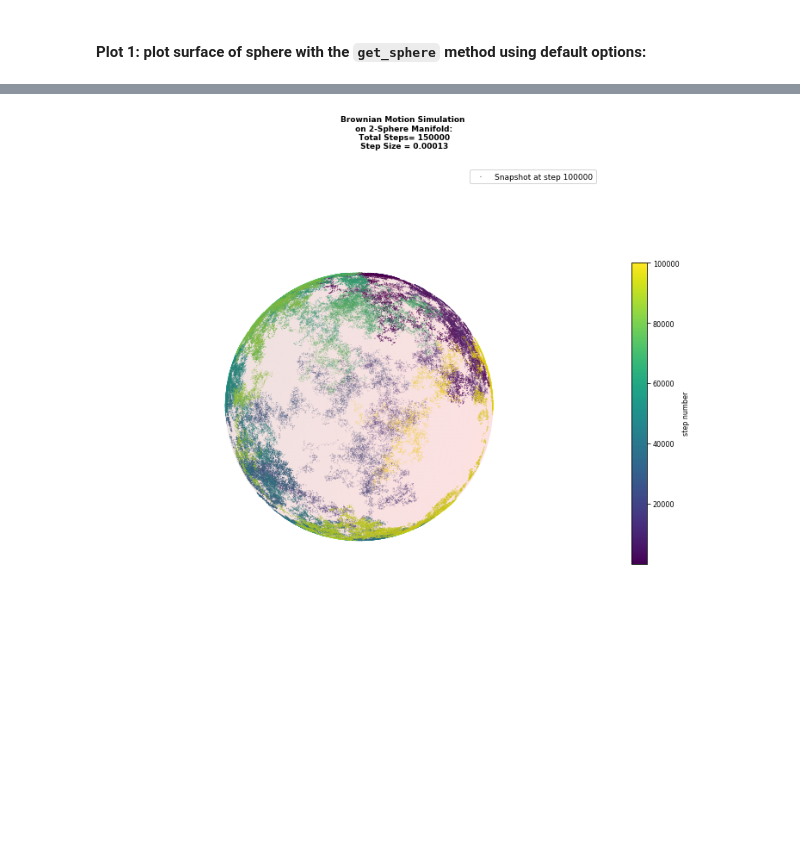
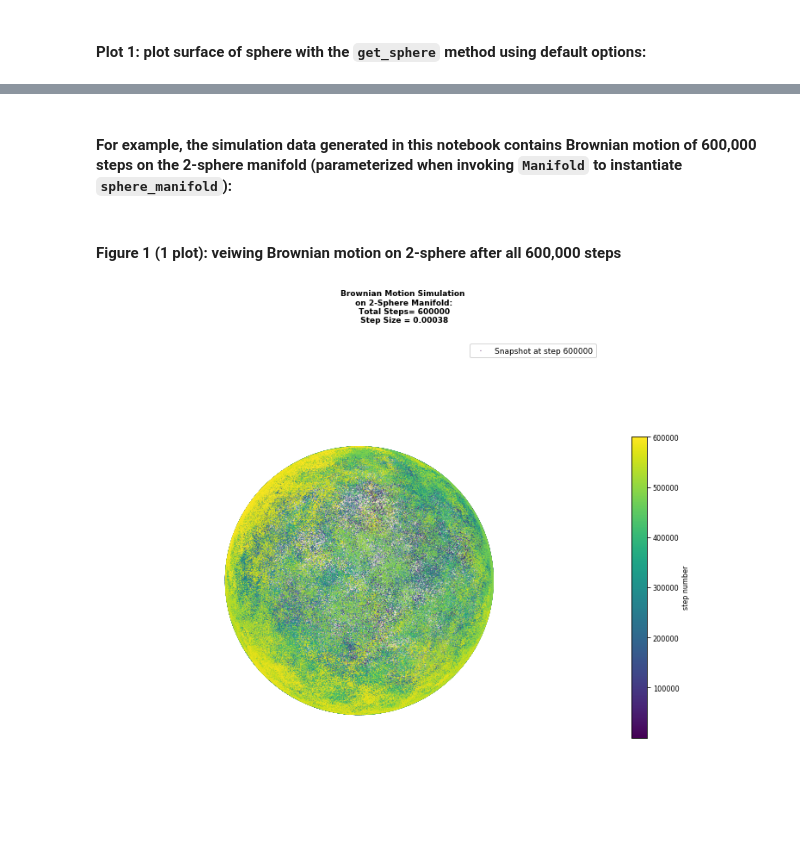
Before and after one commit to hankbesser/brownian-manifold, a Jupyter notebook: notebook_examples/manifold_example.ipynb, the cells around one changed output, grey strips where cells are left out. Drawn from its saved outputs; the diff is of its cells as text; code cells hidden in the pictures; blank space fills up the shorter version.

````diff
--- a/notebook_examples/manifold_example.ipynb
+++ b/notebook_examples/manifold_example.ipynb
@@ -48,8 +43,8 @@
 # specify the inital paramters for 2-sphere
 sphere_manifold= Manifold(manifold='sphere',
                           radius_sphere=1,
-                          final_time=20,
-                          n_steps=150000)
+                          final_time=228,
+                          n_steps=600000)
 # %%
 # specify the inital paramters for finite cylinder
 cylinder_manifold = Manifold(manifold='cylinder',
@@ -205,4 +214,8 @@ Sucess: Rotated back to the pole! (and tiny steps)
+# %% [markdown]
+#### For example, the simulation data generated in this notebook contains Brownian motion of 600,000 steps on the 2-sphere manifold (parameterized when invoking  ```Manifold``` to instantiate ```sphere_manifold```):
+# %% [markdown]
+#### Figure 1 (1 plot): veiwing Brownian motion on 2-sphere after all 600,000 steps
 # %%
-sphere_manifold.plot_brownian_sphere(sphere_simdata,steptoplot=[100000])
+sphere_manifold.plot_brownian_sphere(sphere_simdata,steptoplot=[600000])
 # %% [output]
-[figure, old version]
+[figure, new version]
````
Also changed, not shown: parts of 15 cells of this notebook.
